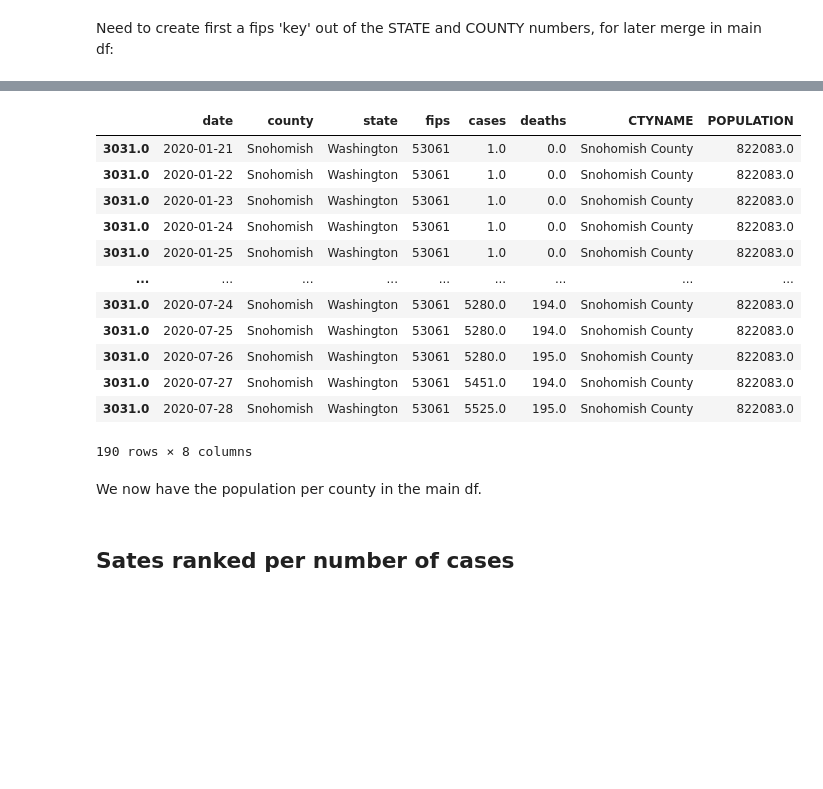
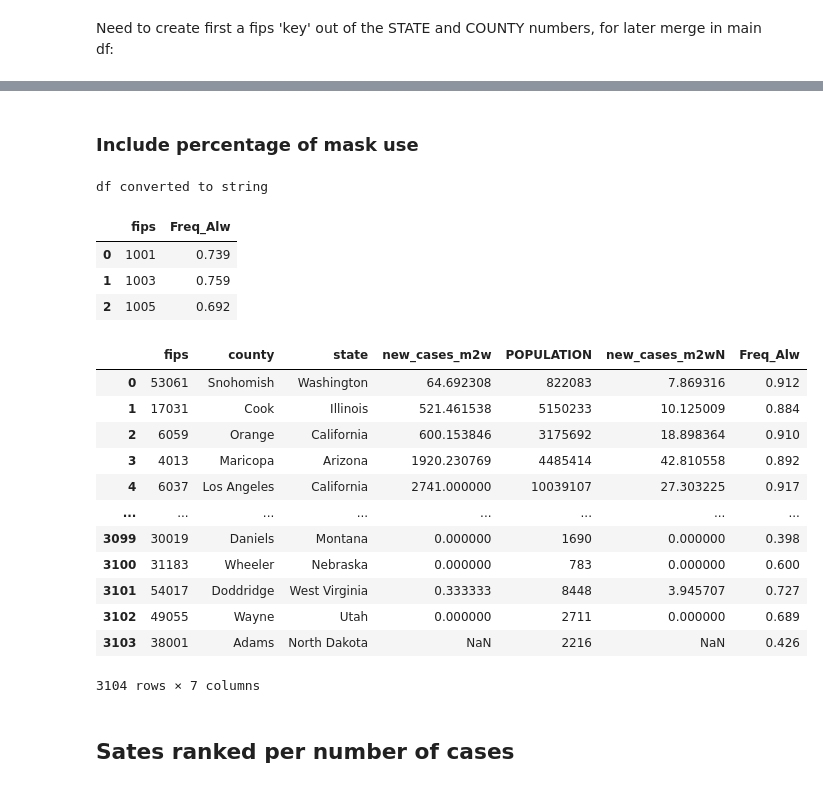
Before and after one commit to mtlberri/covid-19-data, a Jupyter notebook: covid-study.ipynb, the cells around one changed output, grey strips where cells are left out. Cells and saved outputs as stored; diff of their text form; code cells hidden in the pictures; blank space fills up the shorter version.

Commit message:
dfm ready for scatter plot on mask use

```diff
--- a/covid-study.ipynb
+++ b/covid-study.ipynb
@@ -260,0 +278,5 @@ dfm0.head()
+# %%
+# Merge the population data into the main df
+dfm2 = pd.merge(left=dfm, right=df_pop1, on='fips', how='inner', left_index=True)
+dfm2.drop(columns='CTYNAME', inplace=True)
+dfm2.reset_index(inplace=True, drop=True)
@@ -260,0 +299,6 @@ dfm0.head()
+# %%
+# Normalize the number of new cases with the population (per 100,000 habitants)
+pop_basis = 100000
+# m2wN : mean 2 weeks Normalized
+dfm2['new_cases_m2wN'] = (dfm2['new_cases_m2w'] / dfm2['POPULATION']) * pop_basis
+dfm2
@@ -261,20 +319,20 @@ dfm0.head()
+# %% [markdown]
+### Include percentage of mask use
+# %%
+# Import the use of mask and bucket FREQUENTLY and ALWAYS together
+df_mu = pd.read_csv('mask-use/mask-use-by-county.csv')
+df_mu.rename(columns={'COUNTYFP': 'fips'}, inplace=True)
+df_mu.fips = convertFromTypeToStr(df=df_mu.fips, from_type=np.int64)
+df_mu['Freq_Alw'] = df_mu['FREQUENTLY'] + df_mu['ALWAYS']
+df_mu.drop(columns=['NEVER', 'RARELY', 'SOMETIMES', 'FREQUENTLY', 'ALWAYS'], inplace=True)
+df_mu.head(3)
+# %% [output]
+df converted to string
+|  | fips | Freq_Alw |
+| 0 | 1001 | 0.739 |
+| 1 | 1003 | 0.759 |
+| 2 | 1005 | 0.692 |
 # %%
-dfm1 = pd.merge(left=dfm0, right=df_pop1, on='fips', how='outer', left_index=True)
+# Merge with main df
+dfm3 = pd.merge(left=dfm2, right=df_mu, on='fips', how='inner', left_index=True)
+dfm3.reset_index(inplace=True, drop=True)
-# %%
-dfm1[dfm1.fips=='53061']
-# %% [output]
-|  | date | county | state | fips | cases | deaths | CTYNAME | POPULATION |
-| 3031.0 | 2020-01-21 | Snohomish | Washington | 53061 | 1.0 | 0.0 | Snohomish County | 822083.0 |
-| 3031.0 | 2020-01-22 | Snohomish | Washington | 53061 | 1.0 | 0.0 | Snohomish County | 822083.0 |
-| 3031.0 | 2020-01-23 | Snohomish | Washington | 53061 | 1.0 | 0.0 | Snohomish County | 822083.0 |
-| 3031.0 | 2020-01-24 | Snohomish | Washington | 53061 | 1.0 | 0.0 | Snohomish County | 822083.0 |
-| 3031.0 | 2020-01-25 | Snohomish | Washington | 53061 | 1.0 | 0.0 | Snohomish County | 822083.0 |
-| ... | ... | ... | ... | ... | ... | ... | ... | ... |
-| 3031.0 | 2020-07-24 | Snohomish | Washington | 53061 | 5280.0 | 194.0 | Snohomish County | 822083.0 |
-| 3031.0 | 2020-07-25 | Snohomish | Washington | 53061 | 5280.0 | 194.0 | Snohomish County | 822083.0 |
-| 3031.0 | 2020-07-26 | Snohomish | Washington | 53061 | 5280.0 | 195.0 | Snohomish County | 822083.0 |
-| 3031.0 | 2020-07-27 | Snohomish | Washington | 53061 | 5451.0 | 194.0 | Snohomish County | 822083.0 |
-| 3031.0 | 2020-07-28 | Snohomish | Washington | 53061 | 5525.0 | 195.0 | Snohomish County | 822083.0 |
-190 rows × 8 columns
-# %% [markdown]
-We now have the population per county in the main df.
@@ -293,3 +339,20 @@ We now have the population per county in the main df.
+# %%
+# Complete df for mask use study
+dfm3
+# %% [output]
+|  | fips | county | state | new_cases_m2w | POPULATION | new_cases_m2wN | Freq_Alw |
+| 0 | 53061 | Snohomish | Washington | 64.692308 | 822083 | 7.869316 | 0.912 |
+| 1 | 17031 | Cook | Illinois | 521.461538 | 5150233 | 10.125009 | 0.884 |
+| 2 | 6059 | Orange | California | 600.153846 | 3175692 | 18.898364 | 0.910 |
+| 3 | 4013 | Maricopa | Arizona | 1920.230769 | 4485414 | 42.810558 | 0.892 |
+| 4 | 6037 | Los Angeles | California | 2741.000000 | 10039107 | 27.303225 | 0.917 |
+| ... | ... | ... | ... | ... | ... | ... | ... |
+| 3099 | 30019 | Daniels | Montana | 0.000000 | 1690 | 0.000000 | 0.398 |
+| 3100 | 31183 | Wheeler | Nebraska | 0.000000 | 783 | 0.000000 | 0.600 |
+| 3101 | 54017 | Doddridge | West Virginia | 0.333333 | 8448 | 3.945707 | 0.727 |
+| 3102 | 49055 | Wayne | Utah | 0.000000 | 2711 | 0.000000 | 0.689 |
+| 3103 | 38001 | Adams | North Dakota | NaN | 2216 | NaN | 0.426 |
+3104 rows × 7 columns
 # %% [markdown]
 ## Sates ranked per number of cases
 # %%
```
Also changed, not shown: parts of 42 cells of this notebook.
